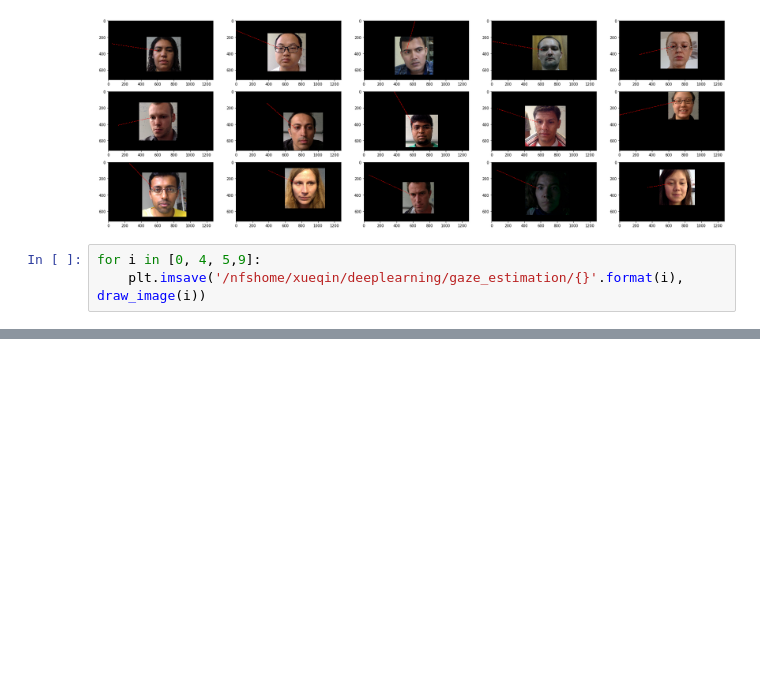
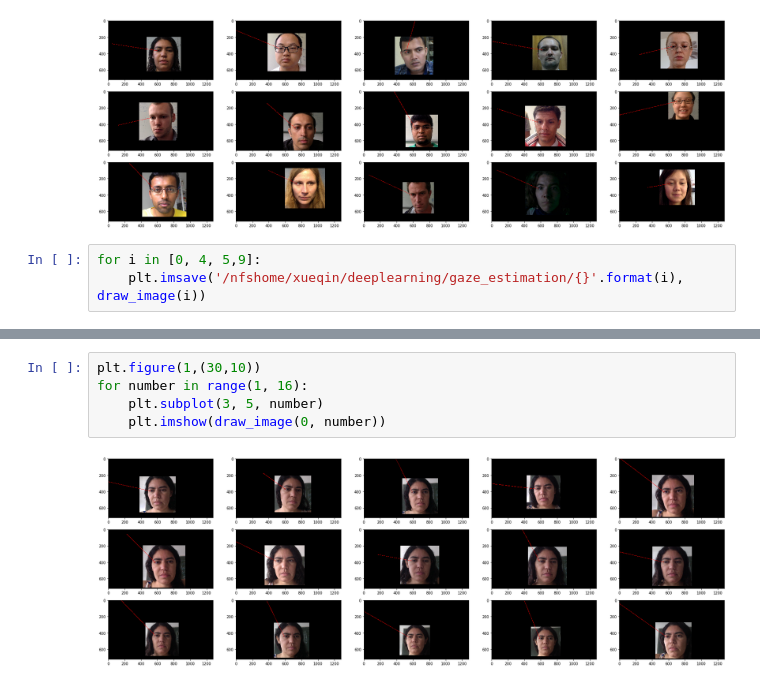
Before and after one commit to Bovey0809/gaze_estimation, a Jupyter notebook: gaze_estimation.ipynb, the cells around one changed output, grey strips where cells are left out. Saved outputs shown, nothing was run; the diff lists cells and outputs as text; blank space fills up the shorter version.

```diff
--- a/gaze_estimation.ipynb
+++ b/gaze_estimation.ipynb
@@ -924,0 +953,7 @@ for i in [0, 4, 5,9]:
+# %%
+plt.figure(1,(30,10))
+for number in range(1, 16):
+    plt.subplot(3, 5, number)
+    plt.imshow(draw_image(0, number))
+# %% [output]
+[figure, added]
```
Also changed, not shown: parts of 42 cells of this notebook, 3 other files.
